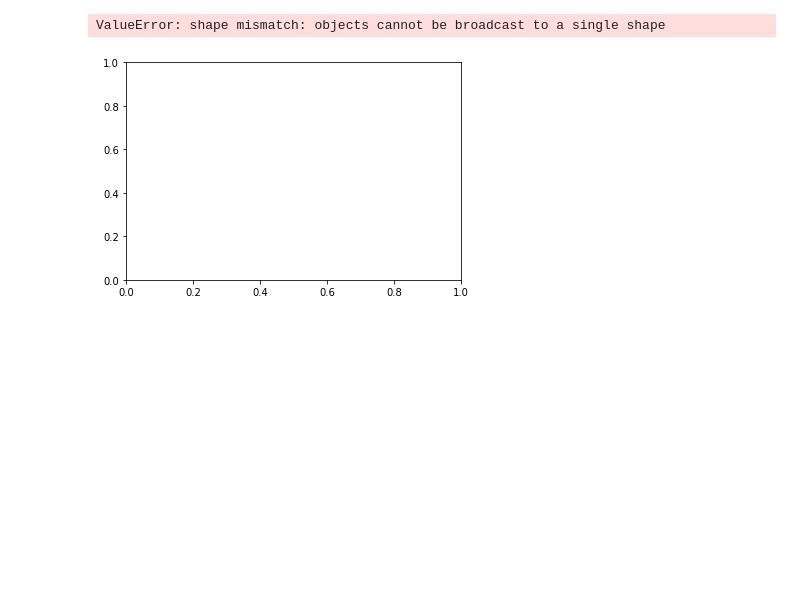
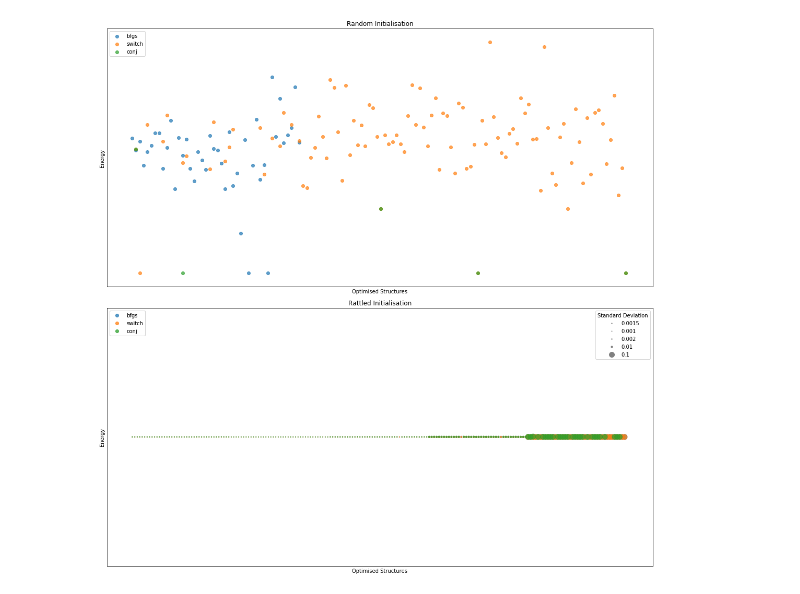
Before and after one commit to sanantoniochili/Switch_Implementation, a Jupyter notebook: Read Results.ipynb, the cells around one changed output. Drawn from its saved outputs; the diff is of its cells as text; code cells hidden in the pictures; blank space fills up the shorter version.

Commit message:
Updating plots

```diff
--- a/Read Results.ipynb
+++ b/Read Results.ipynb
@@ -3,18 +3,18 @@ import os
 import pandas as pd
 import numpy as np
 import matplotlib.pyplot as plt
+# %%
+filename = 'results2.csv'
+# %%
+test_dir = 'tests/test2'
 # %%
 ''' Merge csv files '''
-
-test_dir = 'tests/test3'
 
 dlist = []
 dirs = [d for d in os.listdir(test_dir) if os.path.isdir(os.path.join(test_dir,d))]
 for d in dirs:
 	d = os.path.abspath(test_dir+'/'+d)
 	dlist += [os.path.join(d,file) for file in os.listdir(d) if file.endswith(".csv")]
-# %%
-filename = 'results3.csv'
 # %%
 df = pd.read_csv(dlist[0], skipinitialspace=True)
 for x in range(1,len(dlist)):
@@ -242,6 +230,71 @@ ax.legend()
 fig.tight_layout()
 plt.savefig('TimeDev.pdf', format='pdf')
 plt.show()
-# %% [output]
-ValueError: shape mismatch: objects cannot be broadcast to a single shape
-[figure, removed]
+# %%
+''' Optimised energy '''
+
+FONTSIZE = 12
+
+methods = list(df['method'].unique())
+maps = list(df['method'])
+ran_succ = df[df['structure'].str.contains(
+		"rat") == False].loc[df['opt_succ'] == True] # find successful optimisations
+rat_succ = df[df['structure'].str.contains(
+		"rat") == True].loc[df['opt_succ'] == True]
+
+fig, axs = plt.subplots(2,figsize=(15,15))
+colors = {'blue' : methods[0], 'orange' : methods[1], 'green' : methods[2]}
+clabels = ['blue', 'orange', 'green']
+
+# Random
+
+for color in clabels:
+    x = ran_succ.loc[df['method'] == colors[color]]['structure']
+    y = ran_succ.loc[df['method'] == colors[color]]['energy']
+    axs[0].scatter(x, y, c='tab:'+color, label=colors[color],
+               alpha=0.7)
+
+
+# Rattled
+
+slabels = []
+for color in clabels:
+    x = rat_succ.loc[df['method'] == colors[color]]['structure']
+    y = rat_succ.loc[df['method'] == colors[color]]['energy']
+    sizes = rat_succ.loc[df['method'] == colors[color]]['stdev']
+    slabels += [s for s in sizes.unique() if s not in slabels]
+    scatter = axs[1].scatter(x, y, s=sizes*1000, c='tab:'+color,
+                            alpha=0.7)
+
+start0, end0 = axs[0].get_ylim()
+start1, end1 = axs[1].get_ylim()
+
+end = max(end0, end1)+1
+
+axs[0].legend(loc="upper left")
+axs[0].set_xticks([])
+axs[0].set_xlabel('Optimised Structures')
+axs[0].set_ylabel('Energy')
+axs[0].yaxis.set_ticks(np.arange(0, end))
+axs[0].set_title('Random Initialisation', fontsize=FONTSIZE)
+
+h = [plt.scatter([],[], s=i*1000, c="gray") for i in slabels]
+leg = plt.legend(handles=h, labels=slabels,loc="upper right", title="Standard Deviation")
+axs[1].add_artist(leg)
+
+h = [plt.plot([],[], color='tab:'+c, alpha=0.7, marker="o", ls="")[0] for c in colors]
+leg = plt.legend(handles=h, labels=[colors[c] for c in colors],loc="upper left")
+axs[1].add_artist(leg)
+
+axs[1].set_xlabel('Optimised Structures')
+axs[1].set_ylabel('Energy')
+axs[1].yaxis.set_ticks(np.arange(0, end))
+axs[1].set_title('Rattled Initialisation', fontsize=FONTSIZE)
+axs[1].set_xticks([])
+
+fig.tight_layout()
+
+plt.savefig('OptEnergy.pdf', format='pdf')
+plt.show()
+# %% [output]
+[figure, added]
```
Also changed, not shown: parts of 4 cells of this notebook.
